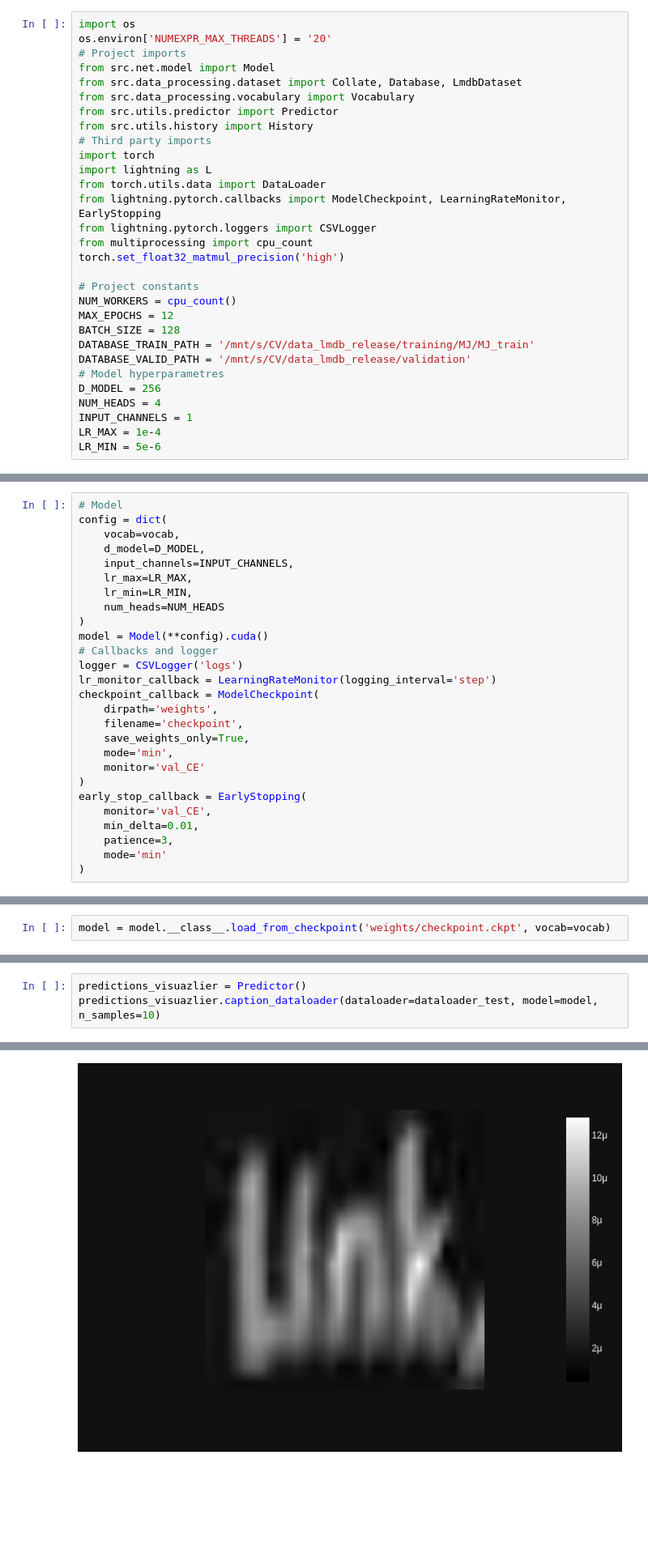
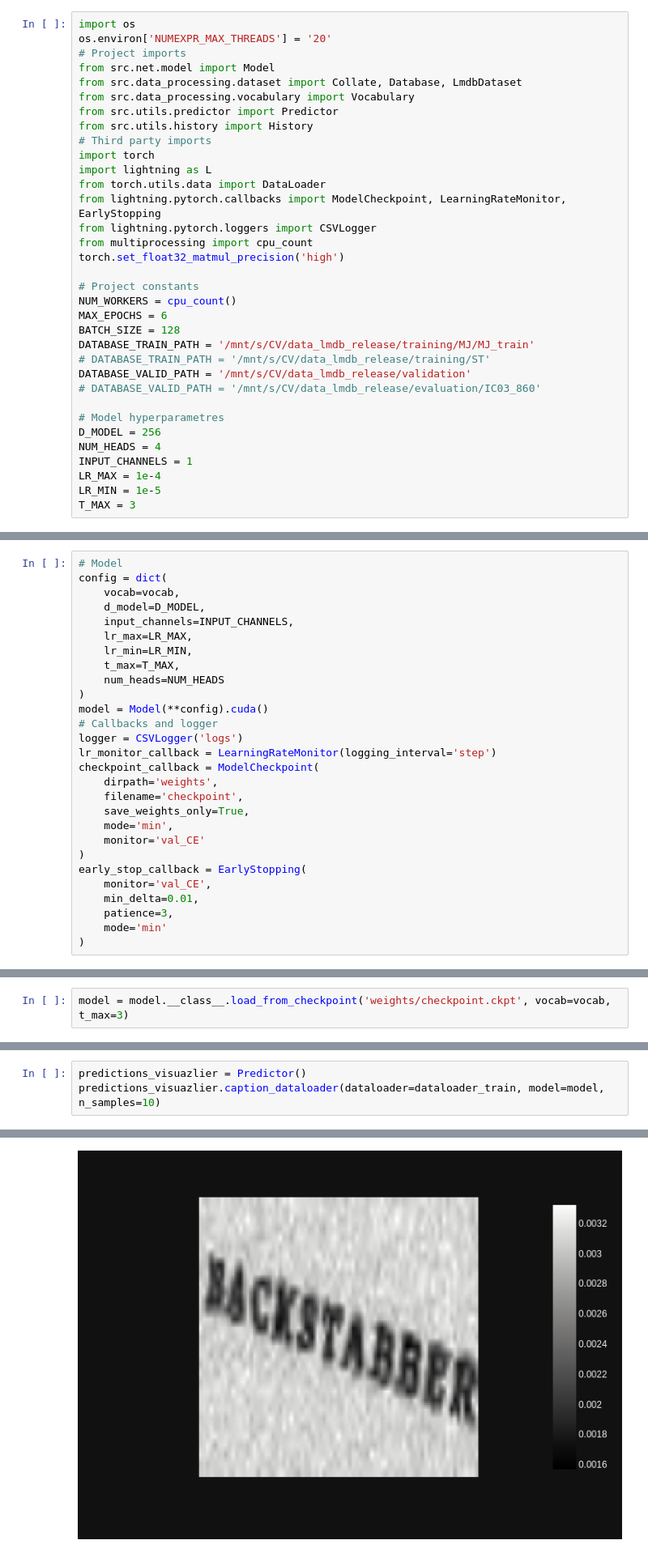
Before and after one commit to ScReameer/ViTSTR-Transducer, a Jupyter notebook: training.ipynb, the cells around one changed output, grey strips where cells are left out. Shown at 81% size. Saved outputs shown, nothing was run; the diff lists cells and outputs as text; blank space fills up the shorter version.

```diff
--- a/training.ipynb
+++ b/training.ipynb
@@ -20,16 +20,20 @@ torch.set_float32_matmul_precision('high')
 
 # Project constants
 NUM_WORKERS = cpu_count()
-MAX_EPOCHS = 12
+MAX_EPOCHS = 6
 BATCH_SIZE = 128
 DATABASE_TRAIN_PATH = '/mnt/s/CV/data_lmdb_release/training/MJ/MJ_train'
+# DATABASE_TRAIN_PATH = '/mnt/s/CV/data_lmdb_release/training/ST'
 DATABASE_VALID_PATH = '/mnt/s/CV/data_lmdb_release/validation'
+# DATABASE_VALID_PATH = '/mnt/s/CV/data_lmdb_release/evaluation/IC03_860'
+
 # Model hyperparametres
 D_MODEL = 256
 NUM_HEADS = 4
 INPUT_CHANNELS = 1
 LR_MAX = 1e-4
-LR_MIN = 5e-6
+LR_MIN = 1e-5
+T_MAX = 3
 # %% [markdown]
 ## Initialize vocabulary, datasets and dataloaders
 # %%
@@ -64,6 +68,7 @@ config = dict(
     input_channels=INPUT_CHANNELS,
     lr_max=LR_MAX,
     lr_min=LR_MIN,
+    t_max=T_MAX,
     num_heads=NUM_HEADS
 )
 model = Model(**config).cuda()
@@ -130,7 +138,7 @@ Loaded model weights from the checkpoint at weights/checkpoint.ckpt
 # %% [markdown]
 ## Load best checkpoint and draw history
 # %%
-model = model.__class__.load_from_checkpoint('weights/checkpoint.ckpt', vocab=vocab)
+model = model.__class__.load_from_checkpoint('weights/checkpoint.ckpt', vocab=vocab, t_max=3)
 # %%
 history_visualizer = History('logs/lightning_logs/version_0/metrics.csv')
 history_visualizer.draw_history()
@@ -141,5 +148,5 @@ history_visualizer.draw_history()
 ## Visualize predictions from test set
 # %%
 predictions_visuazlier = Predictor()
-predictions_visuazlier.caption_dataloader(dataloader=dataloader_test, model=model, n_samples=10)
+predictions_visuazlier.caption_dataloader(dataloader=dataloader_train, model=model, n_samples=10)
 # %% [output]
@@ -160 +167 @@ Target caption: link
-[figure, old version]
+[figure, new version]
```
Also changed, not shown: parts of 4 cells of this notebook, 4 other files.
